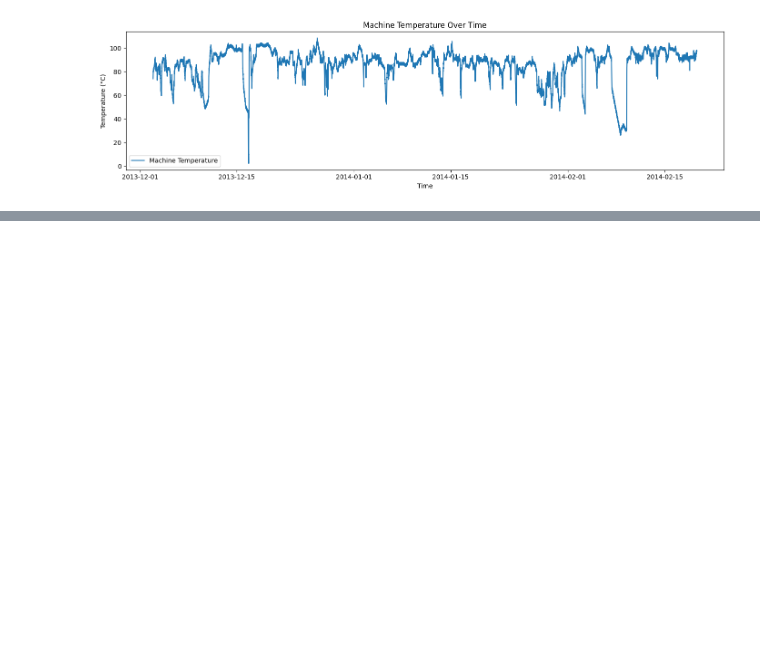
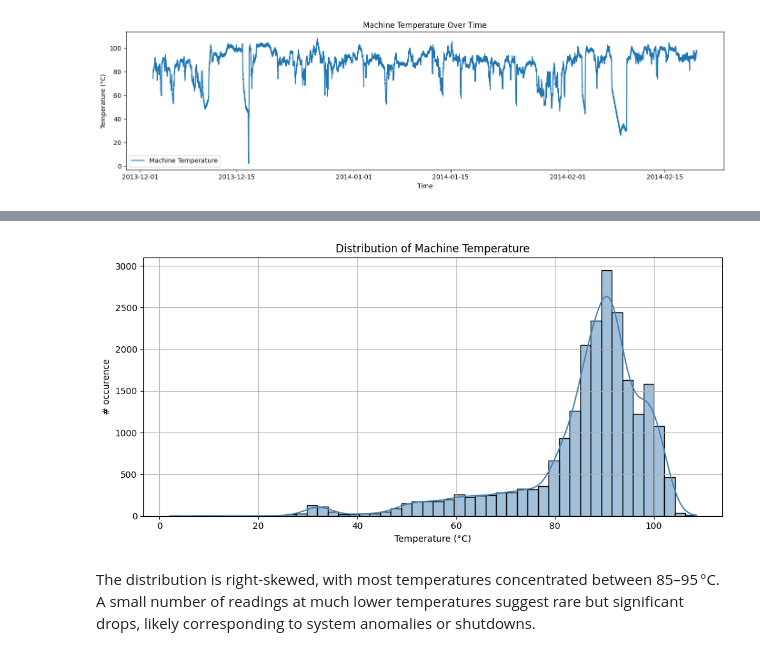
Before and after one commit to hjalalin/nab-anomaly-detection, a Jupyter notebook: notebooks/machine_temperature/01_exploration.ipynb, the cells around one changed output, grey strips where cells are left out. Saved outputs shown, nothing was run; the diff lists cells and outputs as text; code cells hidden in the pictures; blank space fills up the shorter version.

Commit message:
Kaggle Notebook | 01_machine_temperature | Version 9

```diff
--- a/notebooks/machine_temperature/01_exploration.ipynb
+++ b/notebooks/machine_temperature/01_exploration.ipynb
@@ -59,0 +68,16 @@ plt.show()
+# %%
+# Clean and plot
+clean_values = df['value'].replace([np.inf, -np.inf], np.nan).dropna()
+
+plt.figure(figsize=(10, 5))
+sns.histplot(clean_values, bins=50, kde=True, color='steelblue')
+plt.title('Distribution of Machine Temperature')
+plt.xlabel('Temperature (°C)')
+plt.ylabel('# occurence')
+plt.grid(True)
+plt.tight_layout()
+plt.show()
+# %% [output]
+[figure, added]
+# %% [markdown]
+The distribution is right-skewed, with most temperatures concentrated between 85–95 °C. A small number of readings at much lower temperatures suggest rare but significant drops, likely corresponding to system anomalies or shutdowns.
```
Also changed, not shown: parts of 4 cells of this notebook.
